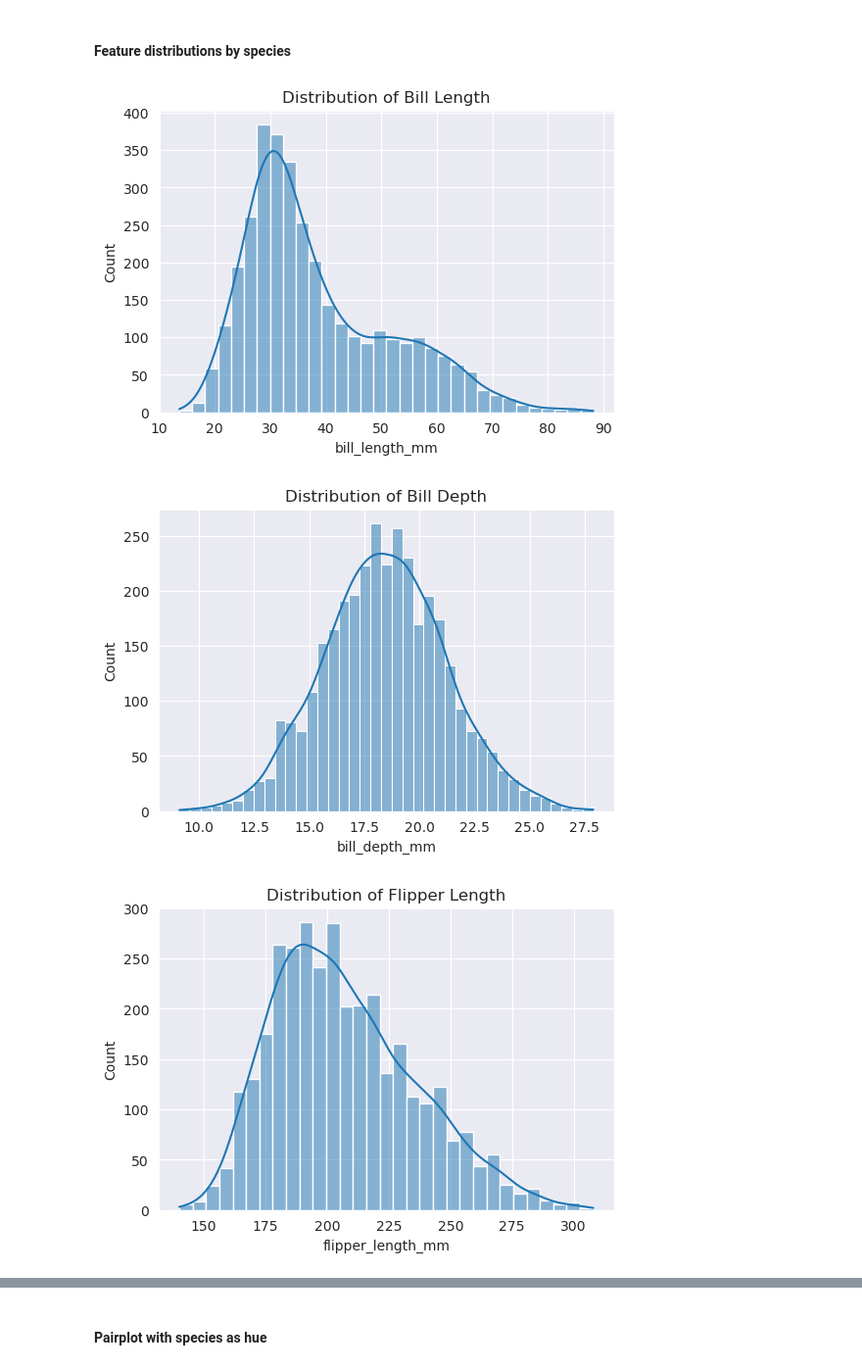
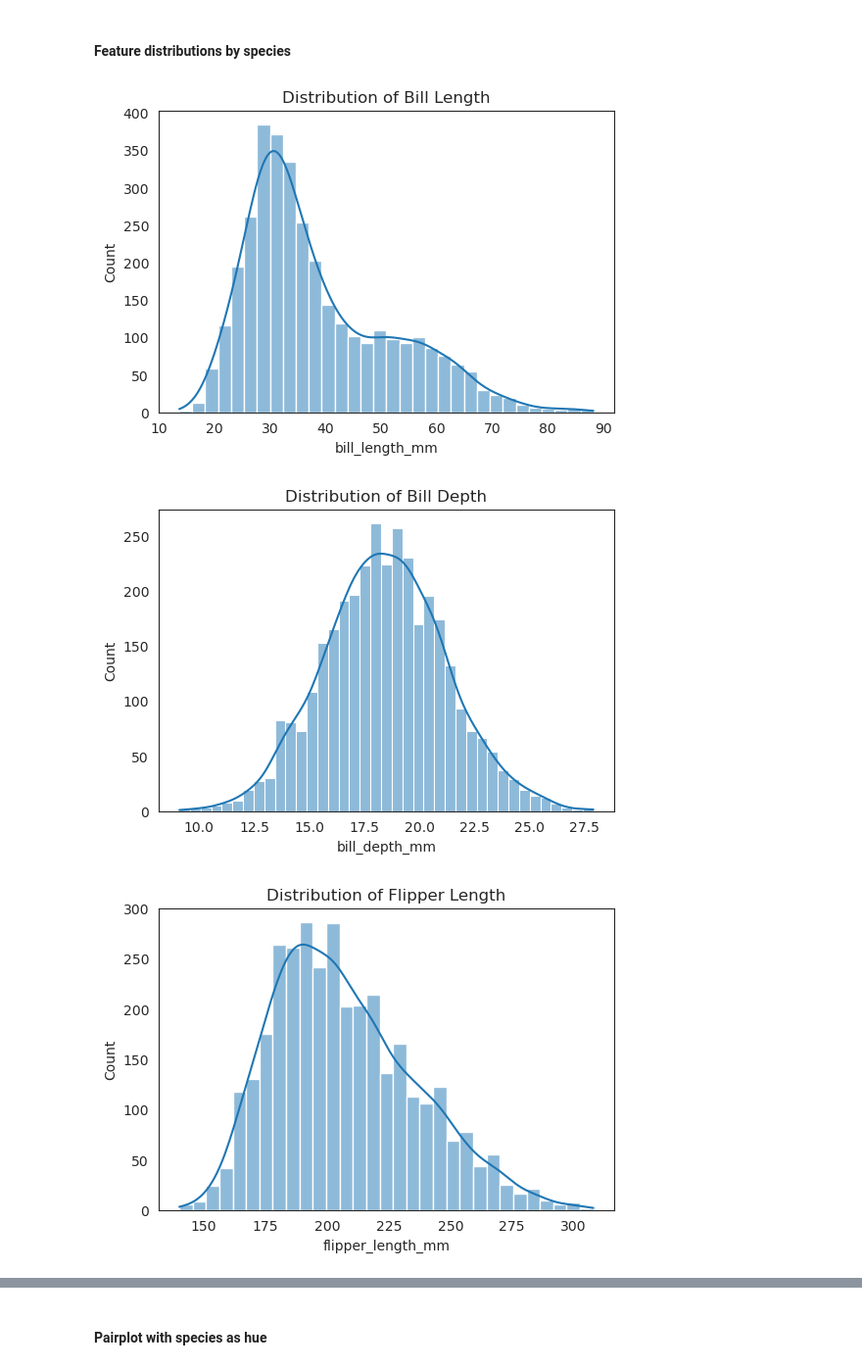
Before and after one commit to mai00fti/managing_biodata, a Jupyter notebook: lecture_06_task_01_SP.ipynb, the cells around one changed output, grey strips where cells are left out. Shown at 98% size. Saved outputs shown, nothing was run; the diff lists cells and outputs as text; code cells hidden in the pictures.

```diff
--- a/lecture_06_task_01_SP.ipynb
+++ b/lecture_06_task_01_SP.ipynb
@@ -93,6 +93,7 @@ features_numeric
 for col in features_numeric:
     plt.figure(figsize=(6, 4))
     sns.boxplot(x="species", y=col, data=penguin_data)
+    sns.set_style("white")
     plt.title(f"{col.replace("_", " ").title().removesuffix(" Mm").removesuffix(" G")} by species")
     plt.tight_layout()
     plt.xlabel("")
@@ -108,13 +109,14 @@ for col in features_numeric:
 # %%
 for col in features_numeric:
     plt.figure(figsize=(6, 4))
     sns.histplot(penguin_data[col], kde=True)
     hue="species"
+    sns.set_style("white")
     plt.title(f"Distribution of {col.replace("_", " ").title().removesuffix(" Mm").removesuffix(" G")}")
     plt.xlabel(col)
     plt.ylabel("Count")
     plt.show()
 # %% [output]
-[figure, old version]
+[figure, new version]
-[figure, old version]
+[figure, new version]
-[figure, old version]
+[figure, new version]
```
Also changed, not shown: parts of 4 cells of this notebook.
